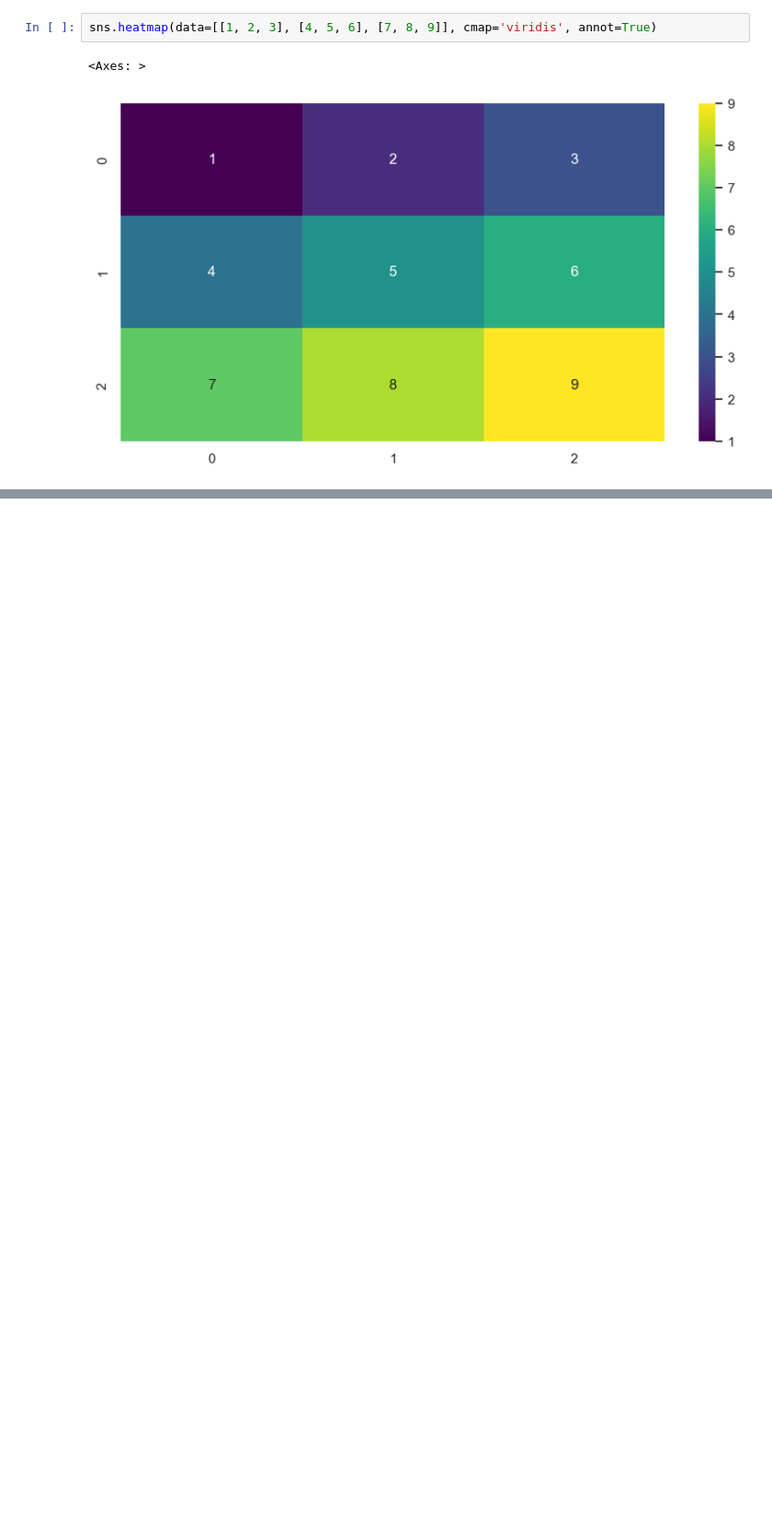
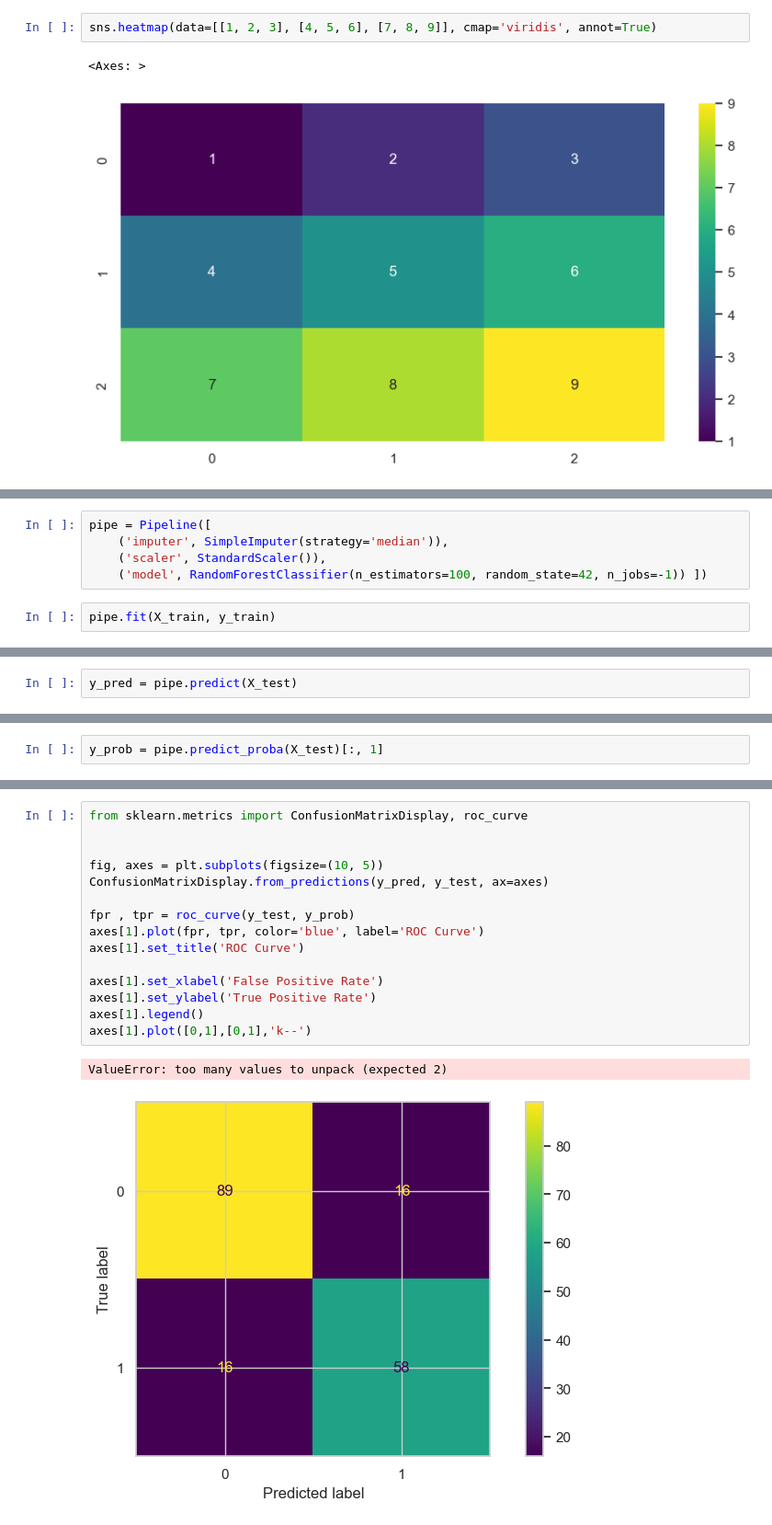
Before and after one commit to AyeshaAfridi26/100-Days-of-AI, a Jupyter notebook: test.ipynb, the cells around one changed output, grey strips where cells are left out. Shown at 92% size. Saved outputs shown, nothing was run; the diff lists cells and outputs as text; blank space fills up the shorter version.

Commit message:
ran some code in Test.py

```diff
--- a/test.ipynb
+++ b/test.ipynb
@@ -93,0 +254,7 @@ sns.heatmap(data=[[1, 2, 3], [4, 5, 6], [7, 8, 9]], cmap='viridis', annot=True)
+# %%
+pipe = Pipeline([
+    ('imputer', SimpleImputer(strategy='median')),
+    ('scaler', StandardScaler()),
+    ('model', RandomForestClassifier(n_estimators=100, random_state=42, n_jobs=-1)) ])
+# %%
+pipe.fit(X_train, y_train)
@@ -93,0 +265,2 @@ sns.heatmap(data=[[1, 2, 3], [4, 5, 6], [7, 8, 9]], cmap='viridis', annot=True)
+# %%
+y_pred = pipe.predict(X_test)
@@ -93,0 +279,2 @@ sns.heatmap(data=[[1, 2, 3], [4, 5, 6], [7, 8, 9]], cmap='viridis', annot=True)
+# %%
+y_prob = pipe.predict_proba(X_test)[:, 1]
@@ -93,0 +305,18 @@ sns.heatmap(data=[[1, 2, 3], [4, 5, 6], [7, 8, 9]], cmap='viridis', annot=True)
+# %%
+from sklearn.metrics import ConfusionMatrixDisplay, roc_curve
+
+
+fig, axes = plt.subplots(figsize=(10, 5))
+ConfusionMatrixDisplay.from_predictions(y_pred, y_test, ax=axes)
+
+fpr , tpr = roc_curve(y_test, y_prob)
+axes[1].plot(fpr, tpr, color='blue', label='ROC Curve')
+axes[1].set_title('ROC Curve')
+
+axes[1].set_xlabel('False Positive Rate')
+axes[1].set_ylabel('True Positive Rate')
+axes[1].legend()
+axes[1].plot([0,1],[0,1],'k--')
+# %% [output]
+ValueError: too many values to unpack (expected 2)
+[figure, added]
```
Also changed, not shown: parts of 33 cells of this notebook.
